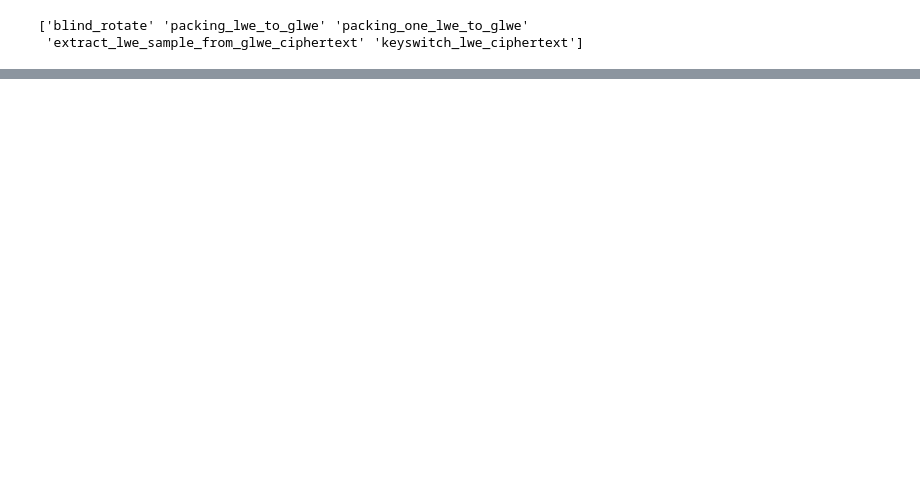
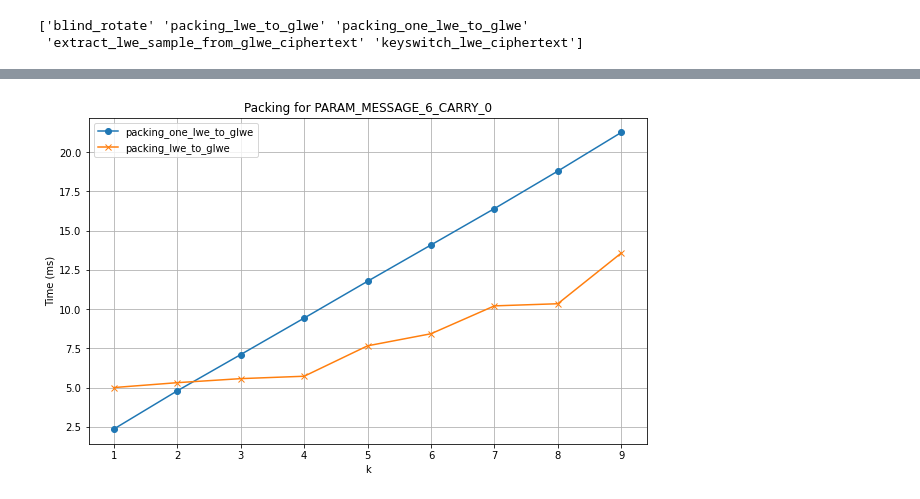
Before and after one commit to sofianeazogagh/revoLUT, a Jupyter notebook: charts/charts_primitives.ipynb, the cells around one changed output, grey strips where cells are left out. Saved outputs shown, nothing was run; the diff lists cells and outputs as text; code cells hidden in the pictures; blank space fills up the shorter version.

```diff
--- a/charts/charts_primitives.ipynb
+++ b/charts/charts_primitives.ipynb
@@ -82,0 +157,5 @@ plot_primitive(df_one_lwe_to_glwe, "packing_one_lwe_to_glwe", threshold=0.1)
+# %%
+df_packing_6 = read_csv("../exports/benchmark_packing_6.csv")
+plot_packing_time_vs_k(df_packing_6)
+# %% [output]
+[figure, added]
```
Also changed, not shown: parts of 8 cells of this notebook, 9 other files.
